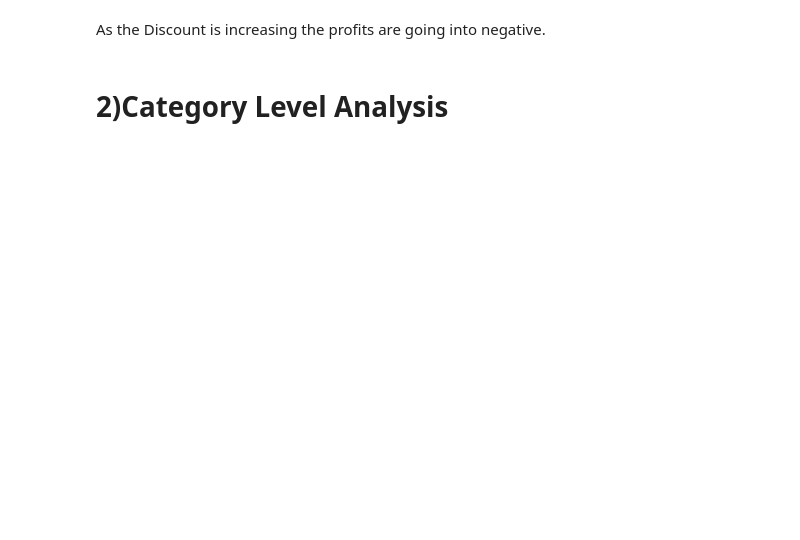
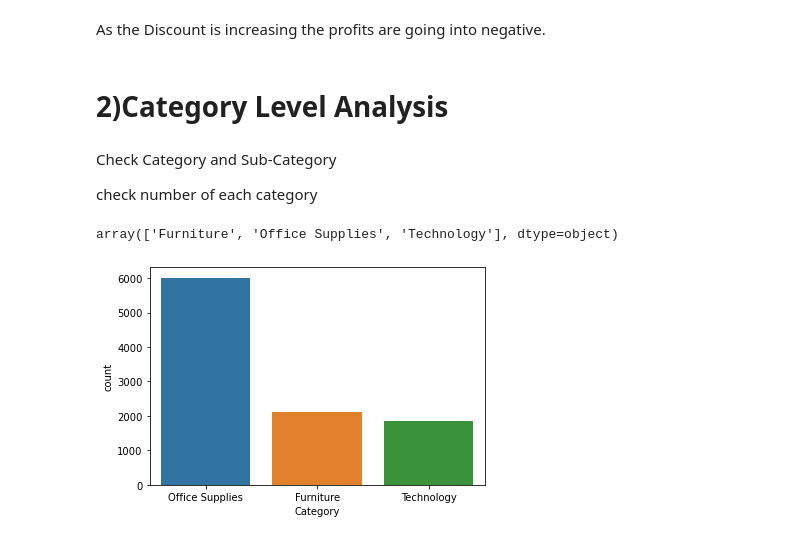
Before and after one commit to mahmoud-elghonemy/Exploratory-Data-Analysis-Retail, a Jupyter notebook: Exploratory_Data_Analysis_Retail.ipynb, the cells around one changed output. Saved outputs shown, nothing was run; the diff lists cells and outputs as text; code cells hidden in the pictures; blank space fills up the shorter version.

```diff
--- a/Exploratory_Data_Analysis_Retail.ipynb
+++ b/Exploratory_Data_Analysis_Retail.ipynb
@@ -350,3 +350,15 @@ plt.show()
 As the Discount is increasing the profits are going into negative.
 # %% [markdown]
 # 2)Category Level Analysis
+# %% [markdown]
+Check Category and Sub-Category
+
+check number of each category
+# %%
+df['Category'].unique()
+# %% [output]
+array(['Furniture', 'Office Supplies', 'Technology'], dtype=object)
+# %%
+sns.countplot(x='Category', data=df, order=df['Category'].value_counts().index);
+# %% [output]
+[figure, added]
```
Also changed, not shown: parts of 29 cells of this notebook.
